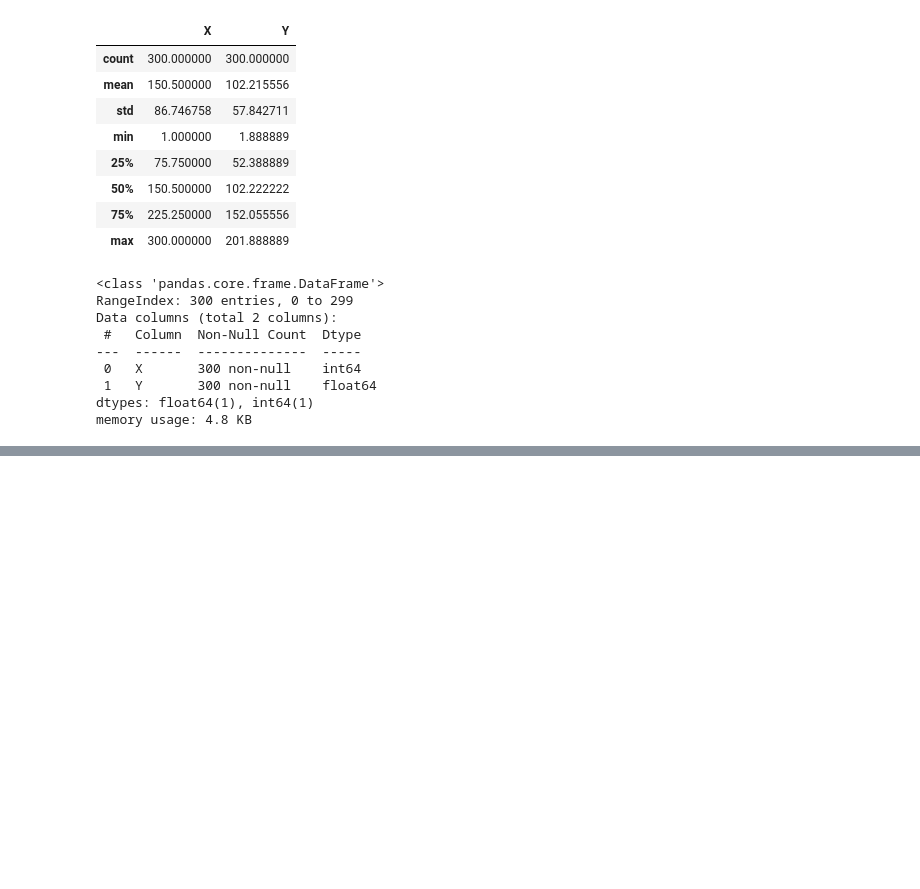
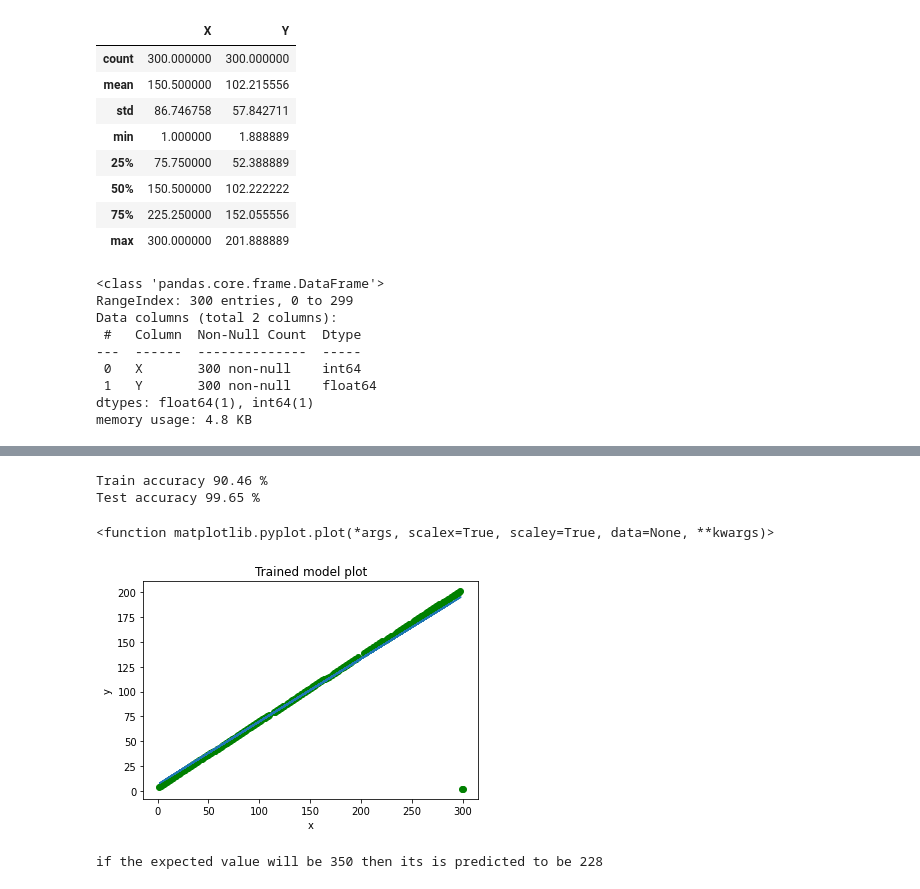
Before and after one commit to Talafhamohammad-cloud/linear_regression, a Jupyter notebook: regression.ipynb, the cells around one changed output, grey strips where cells are left out. Saved outputs shown, nothing was run; the diff lists cells and outputs as text; code cells hidden in the pictures; blank space fills up the shorter version.

```diff
--- a/regression.ipynb
+++ b/regression.ipynb
@@ -40,0 +84,25 @@ memory usage: 4.8 KB
+# %%
+lm = LinearRegression()
+lm.fit(x_train, y_train)
+y_predict = lm.predict(x_test)
+print(f"Train accuracy {round(lm.score(x_train,y_train)*100,2)} %")
+print(f"Test accuracy {round(lm.score(x_test,y_test)*100,2)} %")
+# %% [output]
+Train accuracy 90.46 %
+Test accuracy 99.65 %
+# %%
+plt.scatter(x_train, y_train, color='green')
+plt.plot(x_test, y_predict)
+plt.xlabel("x")
+plt.ylabel("y")
+plt.title("Trained model plot")
+plt.plot
+# %% [output]
+<function matplotlib.pyplot.plot(*args, scalex=True, scaley=True, data=None, **kwargs)>
+[figure, added]
+# %%
+x = 350
+y_predict = lm.predict([[x]])[0]
+print(f"if the expected value will be {x} then its is predicted to be {int(y_predict)}")
+# %% [output]
+if the expected value will be 350 then its is predicted to be 228
```
Also changed, not shown: parts of 8 cells of this notebook.
